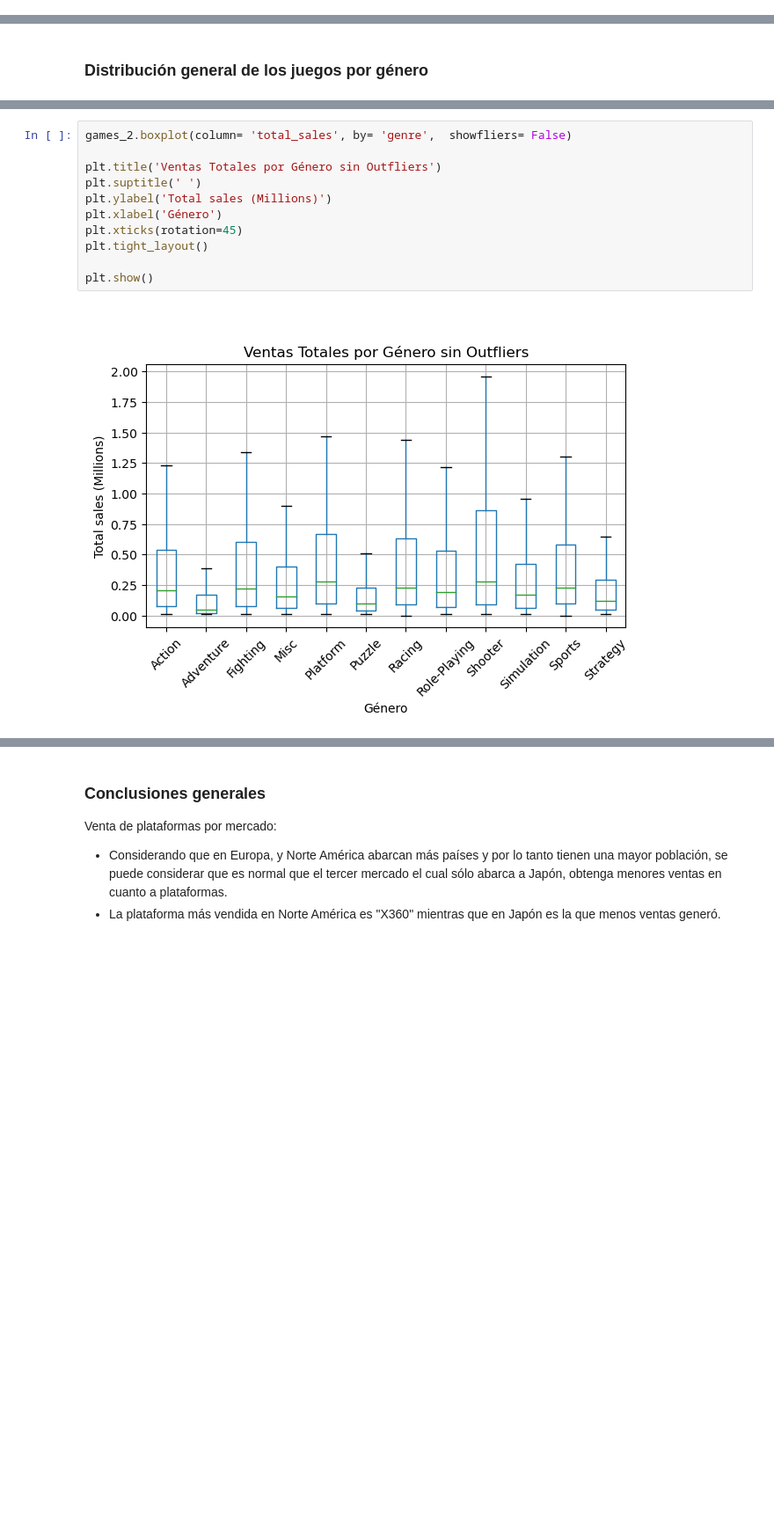
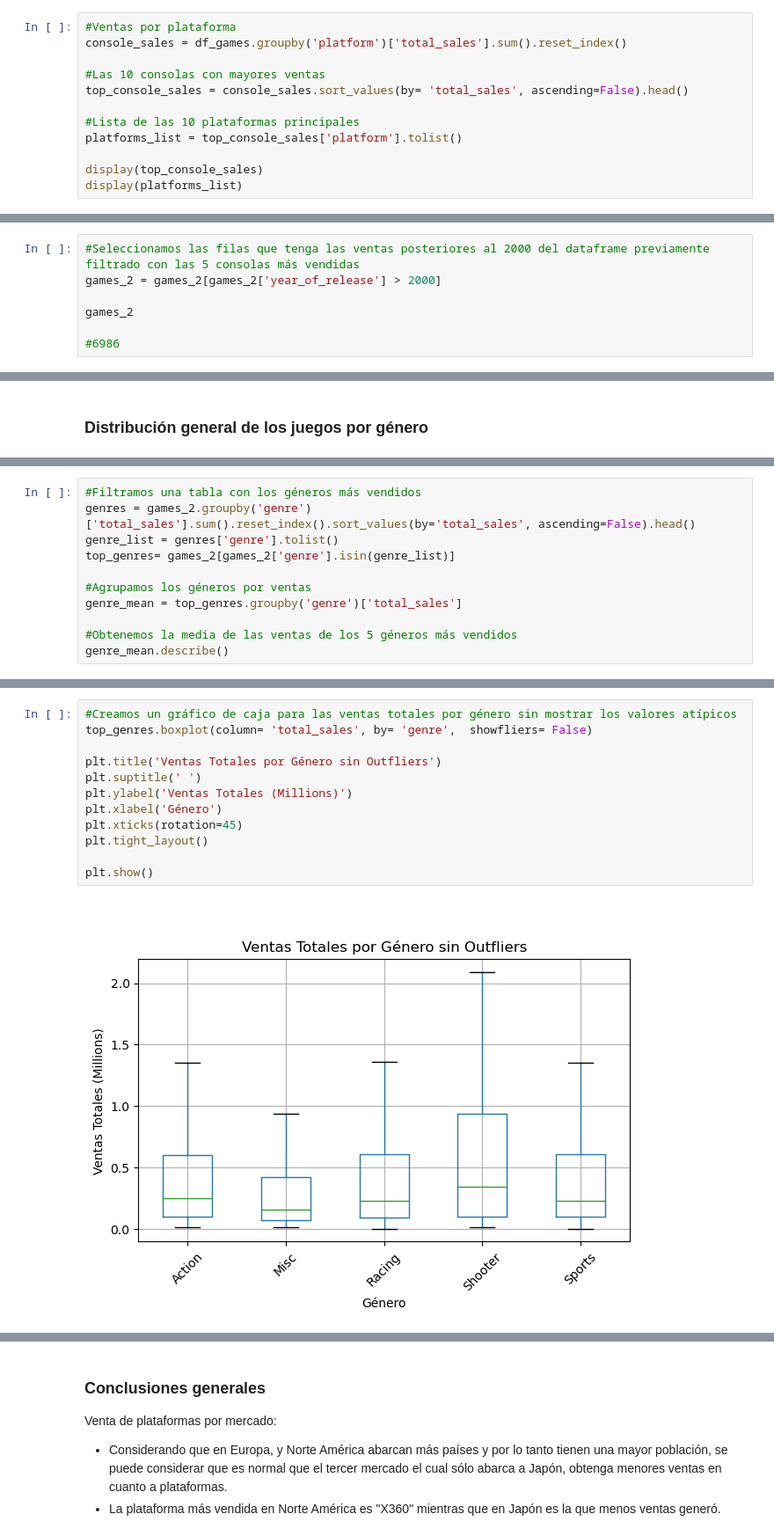
Before and after one commit to evelyn-data/proyecto_integrado, a Jupyter notebook: proyecto_games.ipynb, the cells around one changed output, grey strips where cells are left out. Shown: that part at 88% size. Drawn from its saved outputs; the diff is of its cells as text; blank space fills up the shorter version.

```diff
--- a/proyecto_games.ipynb
+++ b/proyecto_games.ipynb
@@ -282,0 +284,12 @@ Los siguientes años reduce la cantidad a la mitad y se mantiene entre los 600 y
+# %%
+#Ventas por plataforma
+console_sales = df_games.groupby('platform')['total_sales'].sum().reset_index()
+
+#Las 10 consolas con mayores ventas
+top_console_sales = console_sales.sort_values(by= 'total_sales', ascending=False).head()
+
+#Lista de las 10 plataformas principales
+platforms_list = top_console_sales['platform'].tolist()
+
+display(top_console_sales)
+display(platforms_list)
@@ -354,0 +349,7 @@ plt.show()
+# %%
+#Seleccionamos las filas que tenga las ventas posteriores al 2000 del dataframe previamente filtrado con las 5 consolas más vendidas
+games_2 = games_2[games_2['year_of_release'] > 2000]
+
+games_2
+
+#6986
@@ -515,0 +568,11 @@ plt.show()
+# %%
+#Filtramos una tabla con los géneros más vendidos
+genres = games_2.groupby('genre')['total_sales'].sum().reset_index().sort_values(by='total_sales', ascending=False).head()
+genre_list = genres['genre'].tolist()
+top_genres= games_2[games_2['genre'].isin(genre_list)]
+
+#Agrupamos los géneros por ventas
+genre_mean = top_genres.groupby('genre')['total_sales']
+
+#Obtenemos la media de las ventas de los 5 géneros más vendidos
+genre_mean.describe()
@@ -529,16 +601,17 @@ plt.show()
 # %%
-games_2.boxplot(column= 'total_sales', by= 'genre',  showfliers= False)
+#Creamos un gráfico de caja para las ventas totales por género sin mostrar los valores atípicos
+top_genres.boxplot(column= 'total_sales', by= 'genre',  showfliers= False)
 
 plt.title('Ventas Totales por Género sin Outfliers')
 plt.suptitle(' ')
-plt.ylabel('Total sales (Millions)')
+plt.ylabel('Ventas Totales (Millions)')
 plt.xlabel('Género')
 plt.xticks(rotation=45)
 plt.tight_layout()
 
 plt.show()
 # %% [output]
-[figure, old version]
+[figure, new version]
 # %% [markdown]
 ### Conclusiones generales:
 
```
Also changed, not shown: parts of 47 cells of this notebook.
